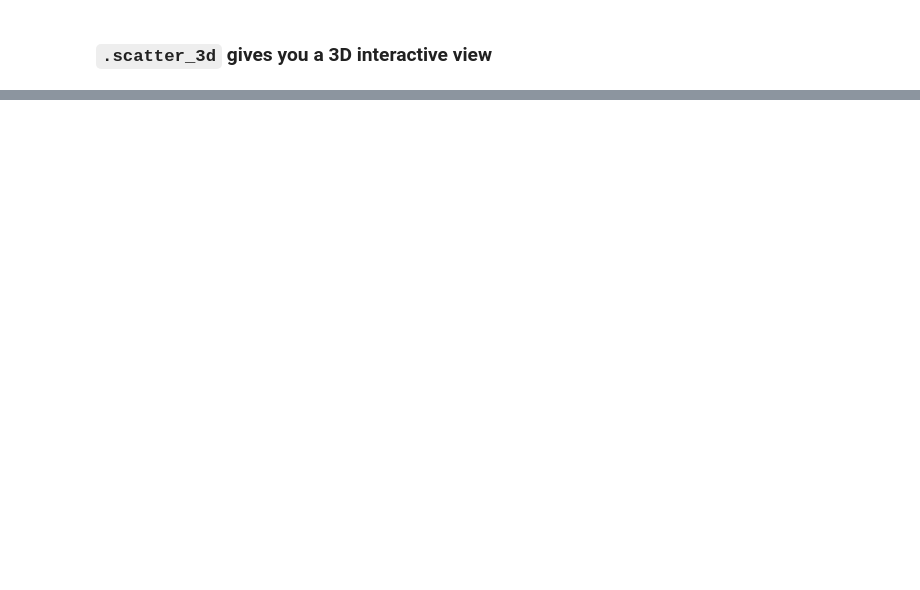
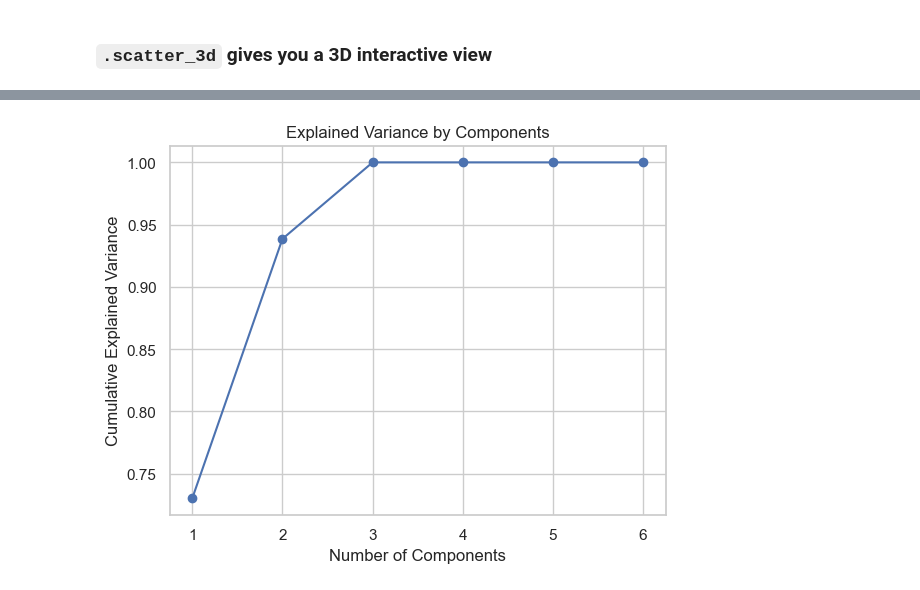
Before and after one commit to sangyu/holopheno, a Jupyter notebook: nbs/index.ipynb, the cells around one changed output, grey strips where cells are left out. Saved outputs shown, nothing was run; the diff lists cells and outputs as text; code cells hidden in the pictures; blank space fills up the shorter version.

```diff
--- a/nbs/index.ipynb
+++ b/nbs/index.ipynb
@@ -72,0 +65,7 @@ penguins_h.scatter_3d(['bill_length_mm', 'bill_depth_mm', 'body_mass_g'], color_
+# %%
+pca, f = penguins_h.dim_red_by_pca()
+
+pca = penguins_h.dim_red_by_pca(n_components = 3, plot_variance_explained= False)
+penguins_h.transform_with_pca(pca)
+# %% [output]
+[figure, added]
```
Also changed, not shown: parts of 5 cells of this notebook, 14 other files.
